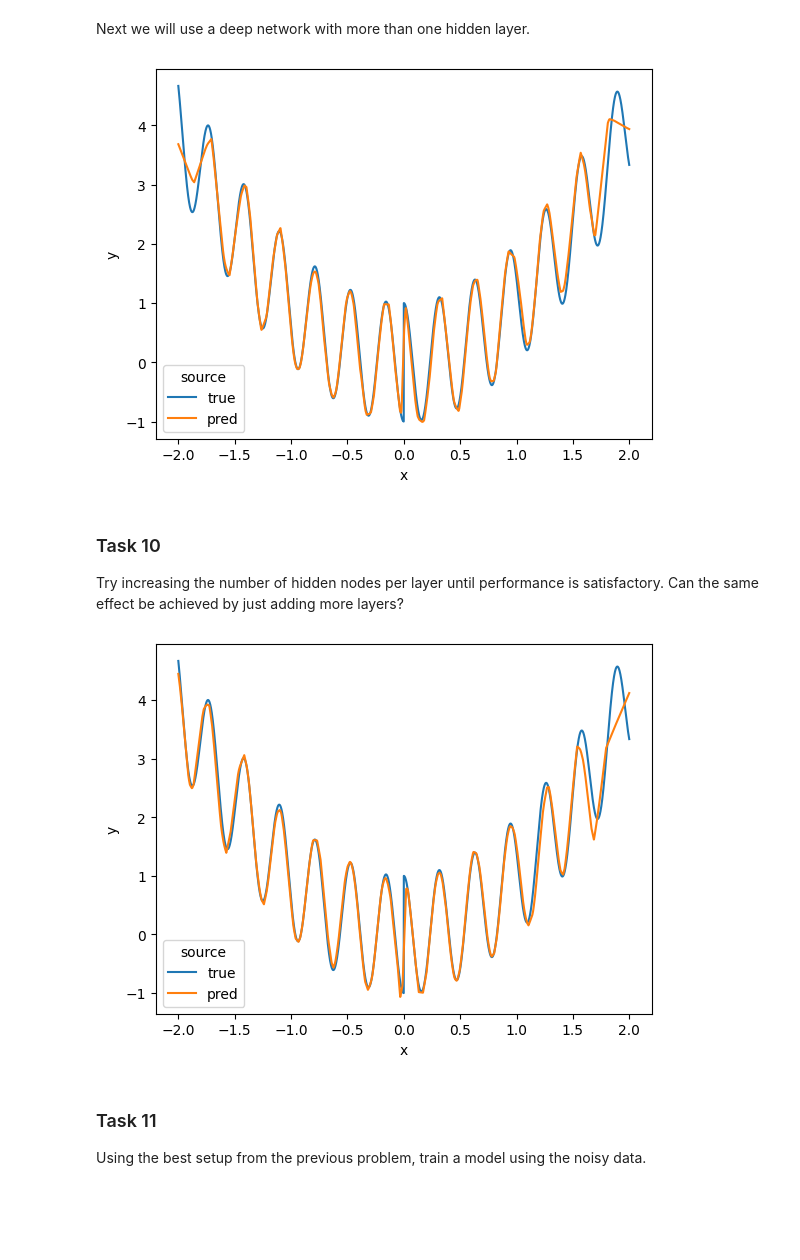
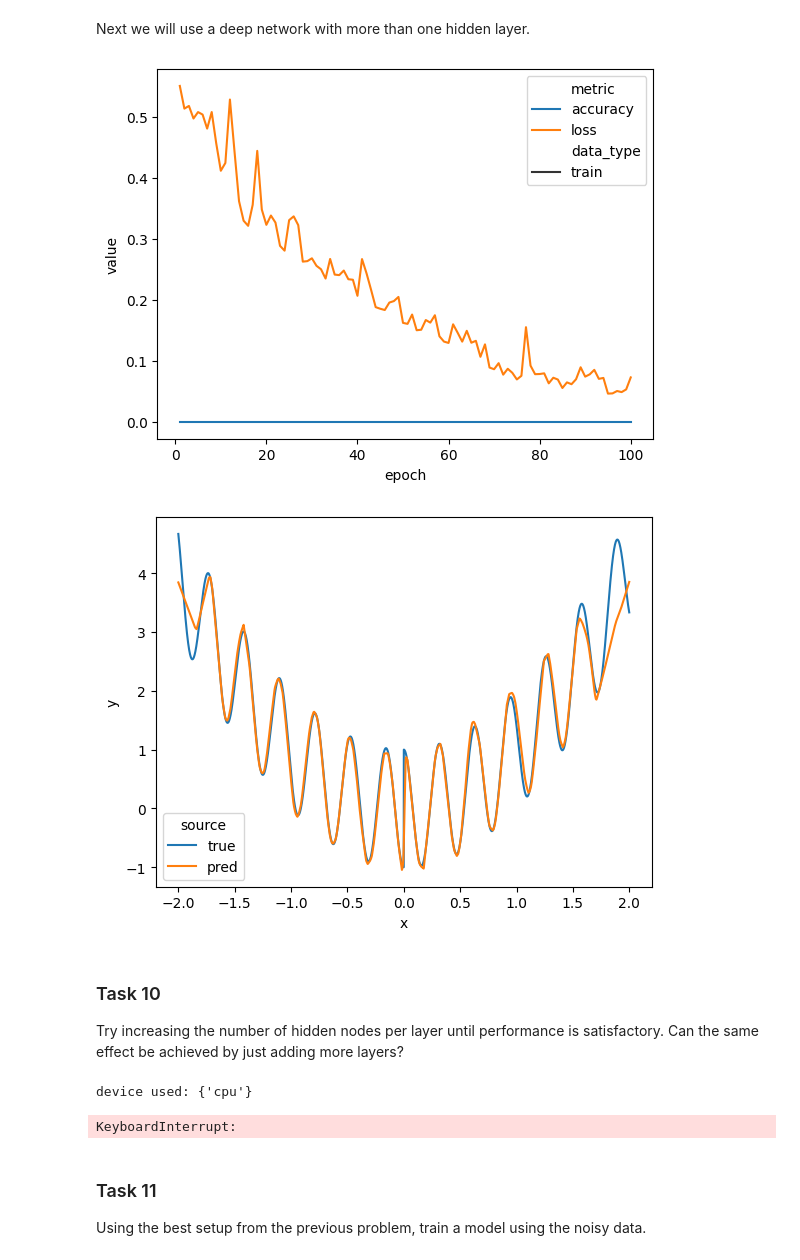
Before and after one commit to Sandermi99/TTT4185-Machine_learning, a Jupyter notebook: TTT4185_Assignment3(1).ipynb, the cells around one changed output. Cells and saved outputs as stored; diff of their text form; code cells hidden in the pictures; blank space fills up the shorter version.

```diff
--- a/TTT4185_Assignment3(1).ipynb
+++ b/TTT4185_Assignment3(1).ipynb
@@ -789,7 +791,7 @@ class CustomSineDataset(Dataset):
         return data, label
 
 # Define model
-class NeuralNetwork(nn.Module):
+class NeuralNetwork_task8(nn.Module):
     def __init__(self, input_dim):
         super().__init__()
         self.flatten = nn.Flatten()
@@ -847,7 +849,7 @@ train_dataloader = DataLoader(train_dataset, batch_size=128, shuffle=True)
 ### Set up the model
 epochs = 100
 
-model = NeuralNetwork(input_dim=1).to(device)
+model = NeuralNetwork_task8(input_dim=1).to(device)
 loss_fn = nn.MSELoss()
 optimizer = torch.optim.Adam(model.parameters(), lr=0.001)
 
@@ -931,14 +933,14 @@ class CustomSineDataset(Dataset):
         return data, label
 
 # Define model
-class NeuralNetwork(nn.Module):
+class NeuralNetwork_task9(nn.Module):
     def __init__(self, input_dim):
         super().__init__()
         self.flatten = nn.Flatten()
         self.linear_relu_stack = nn.Sequential(
-            nn.Linear(input_dim, 800),
+            nn.Linear(input_dim, 4096),
             nn.ReLU(),
-            nn.Linear(800, 1),
+            nn.Linear(4096, 1),
         )
 
     def forward(self, x):
@@ -989,7 +991,7 @@ train_dataloader = DataLoader(train_dataset, batch_size=128, shuffle=True)
 ### Set up the model
 epochs = 100
 
-model = NeuralNetwork(input_dim=1).to(device)
+model = NeuralNetwork_task9(input_dim=1).to(device)
 loss_fn = nn.MSELoss()
 optimizer = torch.optim.Adam(model.parameters(), lr=0.001)
 
@@ -1060,54 +1062,66 @@ train_dataloader = DataLoader(train_dataset, batch_size=128, shuffle=True)
 ### Set up the model
 epochs = 100
 
 model = NeuralNetwork(input_dim=1).to(device)
 loss_fn = nn.MSELoss()
 optimizer = torch.optim.Adam(model.parameters(), lr=0.001)
 
 validation_results = []
 
 ### Do the training
 for t in tqdm(range(epochs), desc='Epochs'):
     train(train_dataloader, model, loss_fn, optimizer)
     train_corr, train_loss = test(train_dataloader, model, loss_fn)
     validation_results.append([t+1, 'accuracy', train_corr, 'train'])
     validation_results.append([t+1, 'loss', train_loss, 'train'])
 
+### Plot training and validation accuracy and lost across epochs
+sns.lineplot(
+    pd.DataFrame(validation_results, columns=['epoch', 'metric', 'value', 'data_type']),
+    x = 'epoch',
+    y = 'value',
+    hue = 'metric',
+    style = 'data_type'
+)
+plt.show()
+
 with torch.no_grad():
   model_y = model(torch.from_numpy(x).unsqueeze(1).float())
 
 df_vals = [ent for ent in zip(x, f(x), ['true'] * len(x))]
 df_vals.extend([ent for ent in zip(x, model_y.squeeze().numpy(), ['pred'] * len(x))])
 
 sns.lineplot(
     pd.DataFrame([{'x' : x_val, 'y' : y_val, 'source' : source} for x_val, y_val, source in df_vals]),
     x = 'x',
     y = 'y',
     hue = 'source'
 )
 plt.show()
 # %% [output]
-[figure, old version]
+[figure, new version]
+[figure, added]
 # %% [markdown]
 ### Task 10
 
 Try increasing the number of hidden nodes per layer until performance is satisfactory. Can the same effect be achieved by just adding more layers?
 # %%
 # Define model
+print(f'device used:',{device})
 class NeuralNetwork(nn.Module):
     def __init__(self, input_dim):
         super().__init__()
         self.flatten = nn.Flatten()
         self.linear_relu_stack = nn.Sequential(
-            nn.Linear(input_dim, 800),
+            nn.Linear(input_dim, 1024),
             nn.ReLU(),
-            nn.Linear(800, 800),
+            nn.Linear(1024, 1024),
             nn.ReLU(),
-            nn.Linear(800, 800),
+            nn.Linear(1024, 1024),
             nn.ReLU(),
-            nn.Linear(800, 800),
+            nn.Linear(1024, 1024),
             nn.ReLU(),
-            nn.Linear(800, 1),
+            nn.Linear(1024, 1),
         )
 
     def forward(self, x):
@@ -1134,6 +1148,15 @@ for t in tqdm(range(epochs), desc='Epochs'):
     validation_results.append([t+1, 'accuracy', train_corr, 'train'])
     validation_results.append([t+1, 'loss', train_loss, 'train'])
 
+### Plot training and validation accuracy and lost across epochs
+sns.lineplot(
+    pd.DataFrame(validation_results, columns=['epoch', 'metric', 'value', 'data_type']),
+    x = 'epoch',
+    y = 'value',
+    hue = 'metric',
+    style = 'data_type'
+)
+plt.show()
 with torch.no_grad():
   model_y = model(torch.from_numpy(x).unsqueeze(1).float())
 
@@ -1148,7 +1171,8 @@ sns.lineplot(
 )
 plt.show()
 # %% [output]
-[figure, removed]
+device used: {'cpu'}
+KeyboardInterrupt:
 # %% [markdown]
 ### Task 11
 
```
Also changed, not shown: parts of 13 cells of this notebook.
